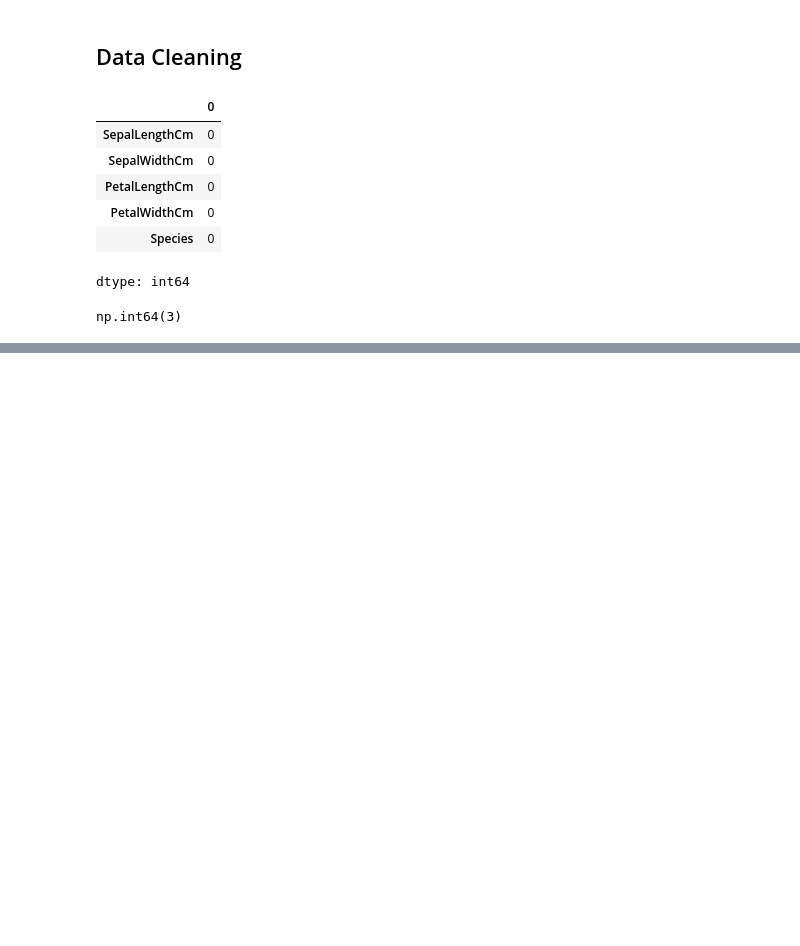
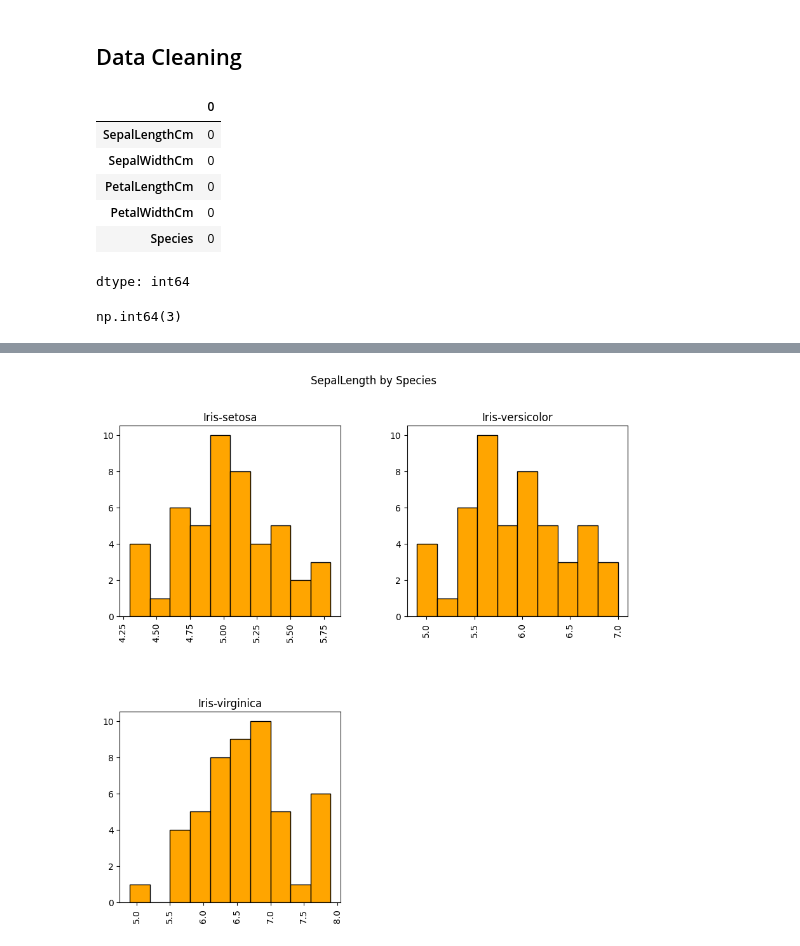
Before and after one commit to chfaizan2/CodeAlpha-Internship-Tasks, a Jupyter notebook: Task_1_Iris_Flower_Classification.ipynb, the cells around one changed output, grey strips where cells are left out. Saved outputs shown, nothing was run; the diff lists cells and outputs as text; code cells hidden in the pictures; blank space fills up the shorter version.

```diff
--- a/Task_1_Iris_Flower_Classification.ipynb
+++ b/Task_1_Iris_Flower_Classification.ipynb
@@ -70,0 +82,9 @@ df.drop_duplicates(inplace=True)
+# %%
+# Distribution of Sepal Length Across Iris Species
+df.hist(column = "SepalLengthCm", by = "Species", figsize = (10,10), color = "orange", edgecolor = "black")
+plt.suptitle("SepalLength by Species")
+plt.xlabel("length")
+plt.ylabel("count")
+plt.show()
+# %% [output]
+[figure, added]
```
Also changed, not shown: parts of 5 cells of this notebook.
